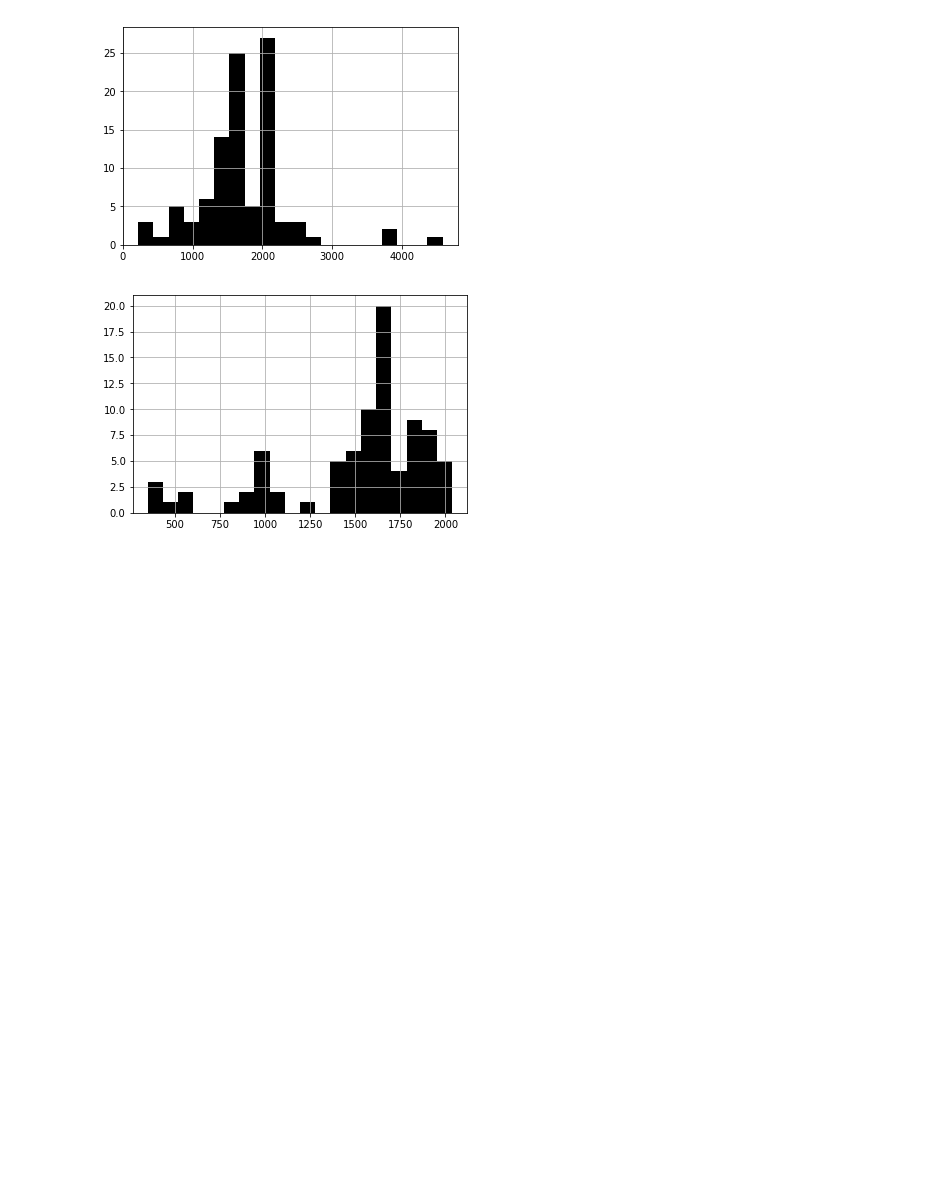
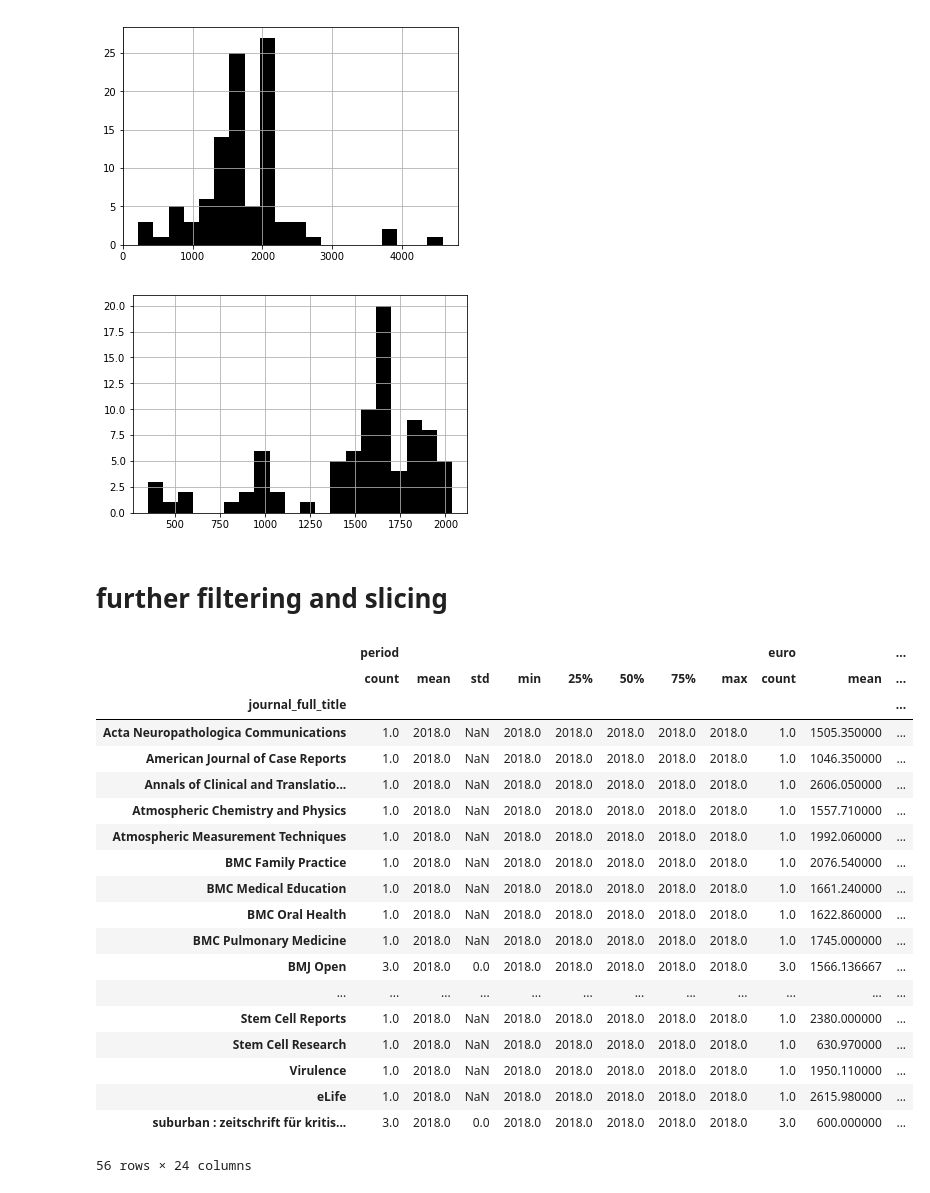
Before and after one commit to foerstner-lab/Bits_and_pieces_for_the_carpentries_workshops, a Jupyter notebook: python/Intro_to_pandas_with_OpenAPC_data.ipynb, the cells around one changed output. Drawn from its saved outputs; the diff is of its cells as text; code cells hidden in the pictures; blank space fills up the shorter version.

Commit message:
Added additional filtering and groubby examples

```diff
--- a/python/Intro_to_pandas_with_OpenAPC_data.ipynb
+++ b/python/Intro_to_pandas_with_OpenAPC_data.ipynb
@@ -345,3 +345,36 @@ for url, filename in url_and_filename.items():
 [figure]
 [figure]
 [figure]
+# %% [markdown]
+# further filtering and slicing
+# %%
+import pandas as pd
+frankfurt_apcs = pd.read_csv("openapc_frankfurt.csv")
+#frankfurt_apcs.head()
+#frankfurt_apcs.shape
+#frankfurt_apcs.columns
+frankfurt_apcs["journal_full_title"].unique()
+len(frankfurt_apcs["journal_full_title"].unique())
+apcs_frankfurt_by_journal = frankfurt_apcs.groupby("journal_full_title")
+apcs_frankfurt_by_journal.describe()
+# %% [output]
+|  | period |  |  |  |  |  |  |  | euro |  | ... |
+|  | count | mean | std | min | 25% | 50% | 75% | max | count | mean | ... |
+| journal_full_title |  |  |  |  |  |  |  |  |  |  | ... |
+| Acta Neuropathologica Communications | 1.0 | 2018.0 | NaN | 2018.0 | 2018.0 | 2018.0 | 2018.0 | 2018.0 | 1.0 | 1505.350000 | ... |
+| American Journal of Case Reports | 1.0 | 2018.0 | NaN | 2018.0 | 2018.0 | 2018.0 | 2018.0 | 2018.0 | 1.0 | 1046.350000 | ... |
+| Annals of Clinical and Translatio... | 1.0 | 2018.0 | NaN | 2018.0 | 2018.0 | 2018.0 | 2018.0 | 2018.0 | 1.0 | 2606.050000 | ... |
+| Atmospheric Chemistry and Physics | 1.0 | 2018.0 | NaN | 2018.0 | 2018.0 | 2018.0 | 2018.0 | 2018.0 | 1.0 | 1557.710000 | ... |
+| Atmospheric Measurement Techniques | 1.0 | 2018.0 | NaN | 2018.0 | 2018.0 | 2018.0 | 2018.0 | 2018.0 | 1.0 | 1992.060000 | ... |
+| BMC Family Practice | 1.0 | 2018.0 | NaN | 2018.0 | 2018.0 | 2018.0 | 2018.0 | 2018.0 | 1.0 | 2076.540000 | ... |
+| BMC Medical Education | 1.0 | 2018.0 | NaN | 2018.0 | 2018.0 | 2018.0 | 2018.0 | 2018.0 | 1.0 | 1661.240000 | ... |
+| BMC Oral Health | 1.0 | 2018.0 | NaN | 2018.0 | 2018.0 | 2018.0 | 2018.0 | 2018.0 | 1.0 | 1622.860000 | ... |
+| BMC Pulmonary Medicine | 1.0 | 2018.0 | NaN | 2018.0 | 2018.0 | 2018.0 | 2018.0 | 2018.0 | 1.0 | 1745.000000 | ... |
+| BMJ Open | 3.0 | 2018.0 | 0.0 | 2018.0 | 2018.0 | 2018.0 | 2018.0 | 2018.0 | 3.0 | 1566.136667 | ... |
+| ... | ... | ... | ... | ... | ... | ... | ... | ... | ... | ... | ... |
+| Stem Cell Reports | 1.0 | 2018.0 | NaN | 2018.0 | 2018.0 | 2018.0 | 2018.0 | 2018.0 | 1.0 | 2380.000000 | ... |
+| Stem Cell Research | 1.0 | 2018.0 | NaN | 2018.0 | 2018.0 | 2018.0 | 2018.0 | 2018.0 | 1.0 | 630.970000 | ... |
+| Virulence | 1.0 | 2018.0 | NaN | 2018.0 | 2018.0 | 2018.0 | 2018.0 | 2018.0 | 1.0 | 1950.110000 | ... |
+| eLife | 1.0 | 2018.0 | NaN | 2018.0 | 2018.0 | 2018.0 | 2018.0 | 2018.0 | 1.0 | 2615.980000 | ... |
+| suburban : zeitschrift für kritis... | 3.0 | 2018.0 | 0.0 | 2018.0 | 2018.0 | 2018.0 | 2018.0 | 2018.0 | 3.0 | 600.000000 | ... |
+56 rows × 24 columns
```
Also changed, not shown: parts of 7 cells of this notebook.
